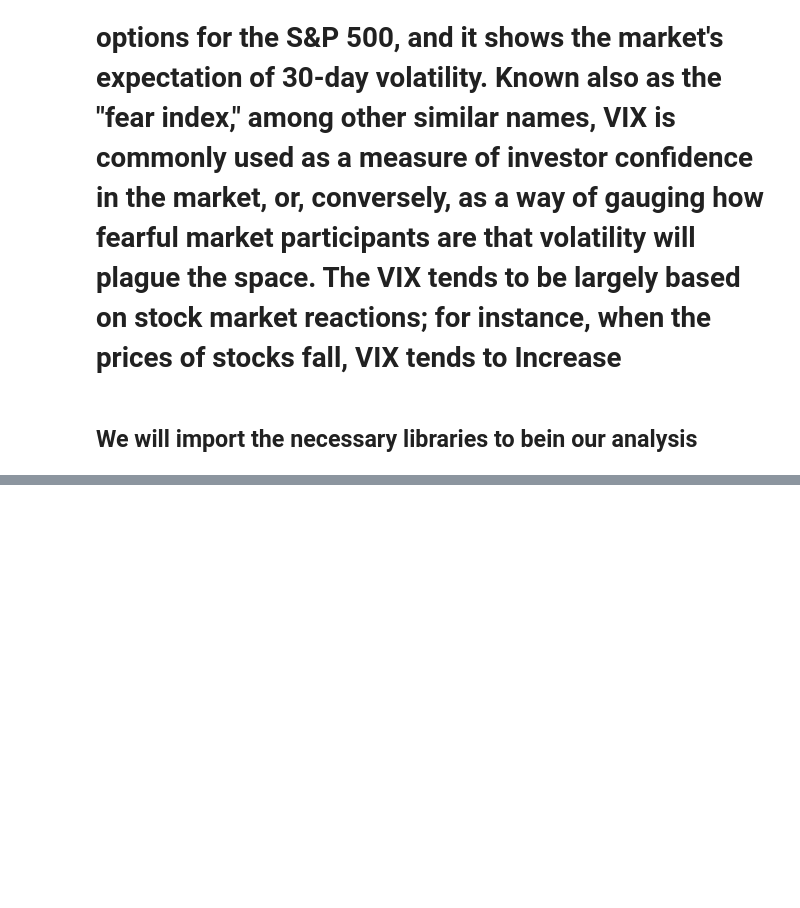
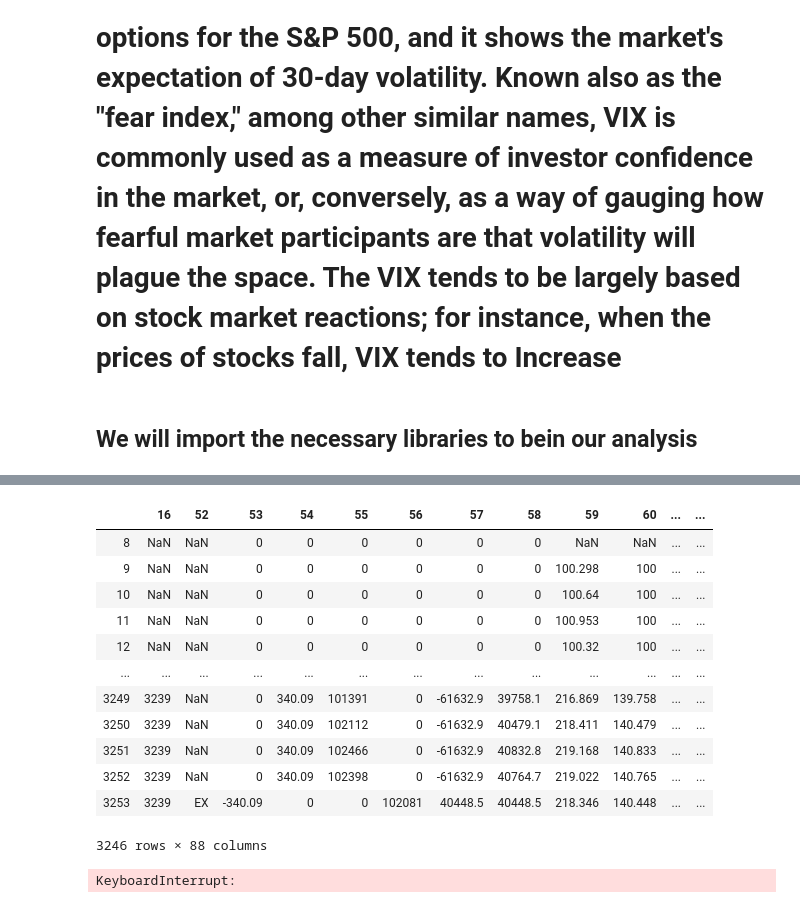
Before and after one commit to Berkat0789/Portfolio, a Jupyter notebook: Finance/Vix_Analysis/VIXX Analysis.ipynb, the cells around one changed output, grey strips where cells are left out. Drawn from its saved outputs; the diff is of its cells as text; code cells hidden in the pictures; blank space fills up the shorter version.

```diff
--- a/Finance/Vix_Analysis/VIXX Analysis.ipynb
+++ b/Finance/Vix_Analysis/VIXX Analysis.ipynb
@@ -311,0 +127,21 @@ plt.scatter(vix_DataFrame["SPY Normal Returns"],vix_DataFrame["UVXY Normal Retur
+# %%
+data.drop([1,2,3,4,5,6,7,8,9,10,11,12,13,14,15,17,18,19,20,21,22,23,24,25,26,27,28,29,
+          30,31,32,33,34,35,36,37,38,39,40,41,42,43,44,45,46,47,48,49,50,51], axis=1).iloc[8:]
+# %% [output]
+|  | 16 | 52 | 53 | 54 | 55 | 56 | 57 | 58 | 59 | 60 | ... | ... |
+| 8 | NaN | NaN | 0 | 0 | 0 | 0 | 0 | 0 | NaN | NaN | ... | ... |
+| 9 | NaN | NaN | 0 | 0 | 0 | 0 | 0 | 0 | 100.298 | 100 | ... | ... |
+| 10 | NaN | NaN | 0 | 0 | 0 | 0 | 0 | 0 | 100.64 | 100 | ... | ... |
+| 11 | NaN | NaN | 0 | 0 | 0 | 0 | 0 | 0 | 100.953 | 100 | ... | ... |
+| 12 | NaN | NaN | 0 | 0 | 0 | 0 | 0 | 0 | 100.32 | 100 | ... | ... |
+| ... | ... | ... | ... | ... | ... | ... | ... | ... | ... | ... | ... | ... |
+| 3249 | 3239 | NaN | 0 | 340.09 | 101391 | 0 | -61632.9 | 39758.1 | 216.869 | 139.758 | ... | ... |
+| 3250 | 3239 | NaN | 0 | 340.09 | 102112 | 0 | -61632.9 | 40479.1 | 218.411 | 140.479 | ... | ... |
+| 3251 | 3239 | NaN | 0 | 340.09 | 102466 | 0 | -61632.9 | 40832.8 | 219.168 | 140.833 | ... | ... |
+| 3252 | 3239 | NaN | 0 | 340.09 | 102398 | 0 | -61632.9 | 40764.7 | 219.022 | 140.765 | ... | ... |
+| 3253 | 3239 | EX | -340.09 | 0 | 0 | 102081 | 40448.5 | 40448.5 | 218.346 | 140.448 | ... | ... |
+3246 rows × 88 columns
+# %%
+start_Data["VXXBEN"].iplot()
+# %% [output]
+KeyboardInterrupt:
```
Also changed, not shown: parts of 98 cells of this notebook, 16 other files.
